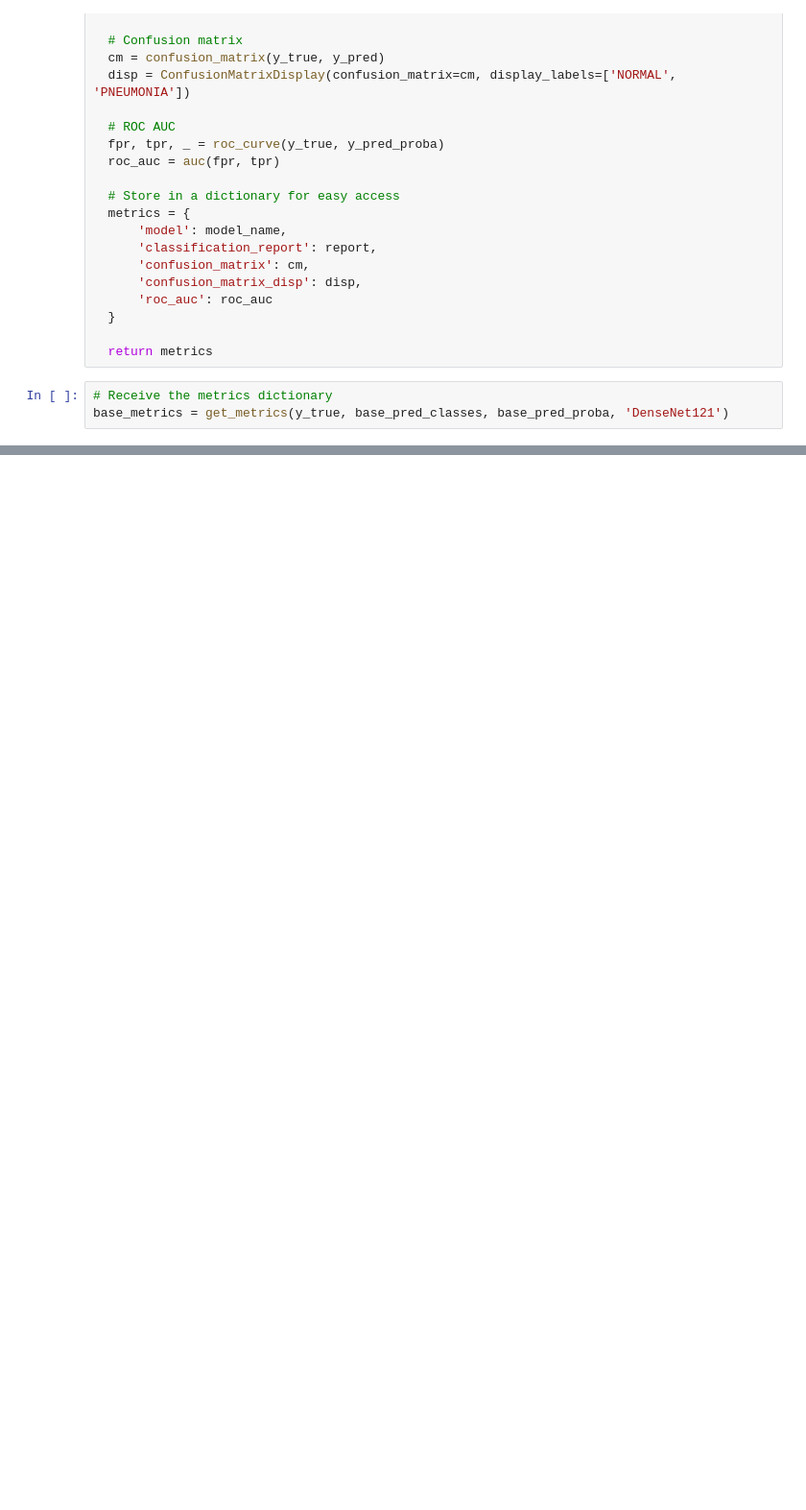
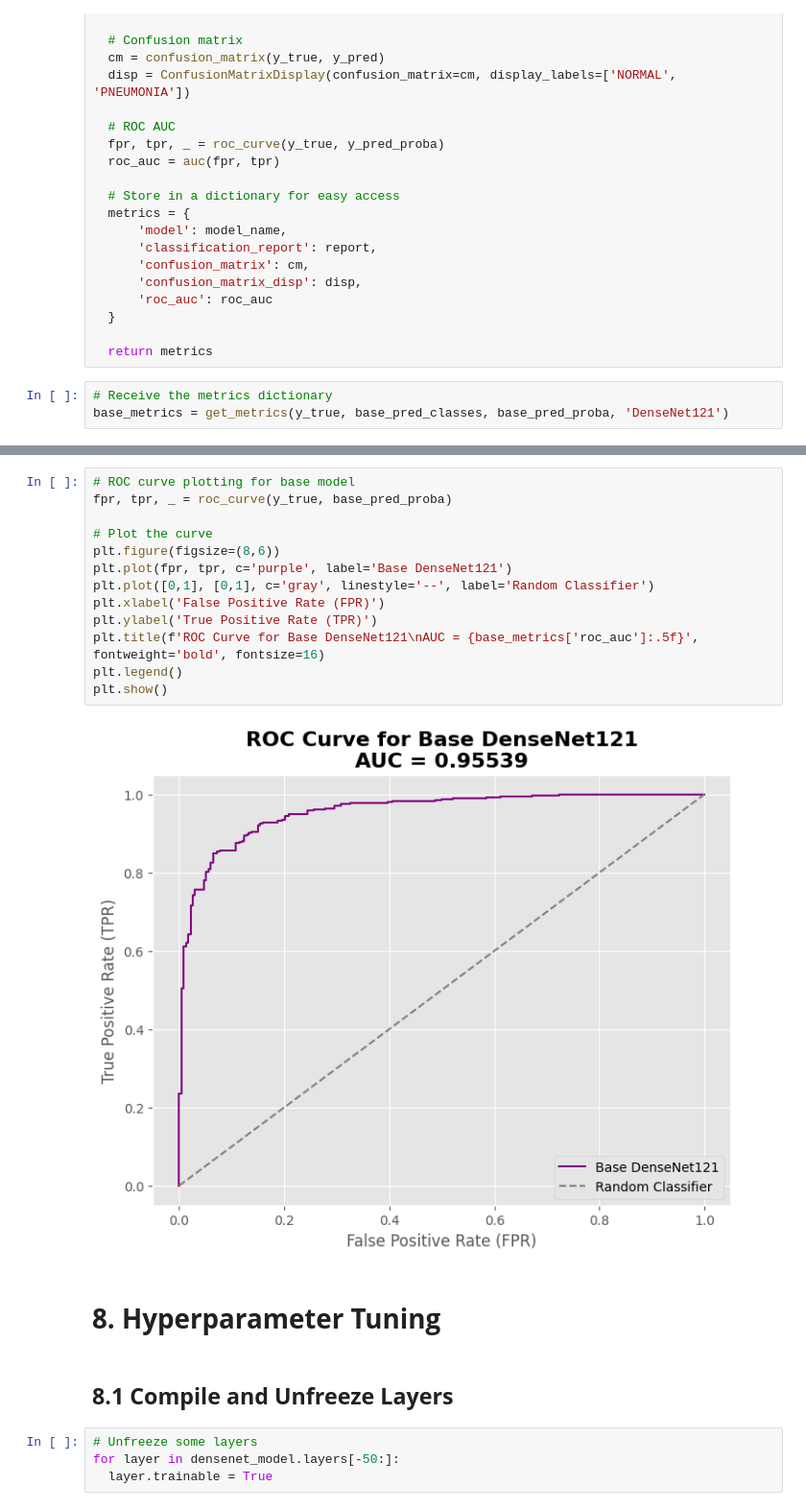
Before and after one commit to SeyedRumaiz/RespiraNet, a Jupyter notebook: notebooks/pn.ipynb, the cells around one changed output, grey strips where cells are left out. Shown at 96% size. Cells and saved outputs as stored; diff of their text form; blank space fills up the shorter version.

```diff
--- a/notebooks/pn.ipynb
+++ b/notebooks/pn.ipynb
@@ -732,0 +738,23 @@ print("ROC AUC score:", base_metrics['roc_auc'])
+# %%
+# ROC curve plotting for base model
+fpr, tpr, _ = roc_curve(y_true, base_pred_proba)
+
+# Plot the curve
+plt.figure(figsize=(8,6))
+plt.plot(fpr, tpr, c='purple', label='Base DenseNet121')
+plt.plot([0,1], [0,1], c='gray', linestyle='--', label='Random Classifier')
+plt.xlabel('False Positive Rate (FPR)')
+plt.ylabel('True Positive Rate (TPR)')
+plt.title(f'ROC Curve for Base DenseNet121\nAUC = {base_metrics['roc_auc']:.5f}', fontweight='bold', fontsize=16)
+plt.legend()
+plt.show()
+# %% [output]
+[figure, added]
+# %% [markdown]
+# **8. Hyperparameter Tuning**
+# %% [markdown]
+## **8.1 Compile and Unfreeze Layers**
+# %%
+# Unfreeze some layers
+for layer in densenet_model.layers[-50:]:
+  layer.trainable = True
```
Also changed, not shown: parts of 35 cells of this notebook, 1 other file.
